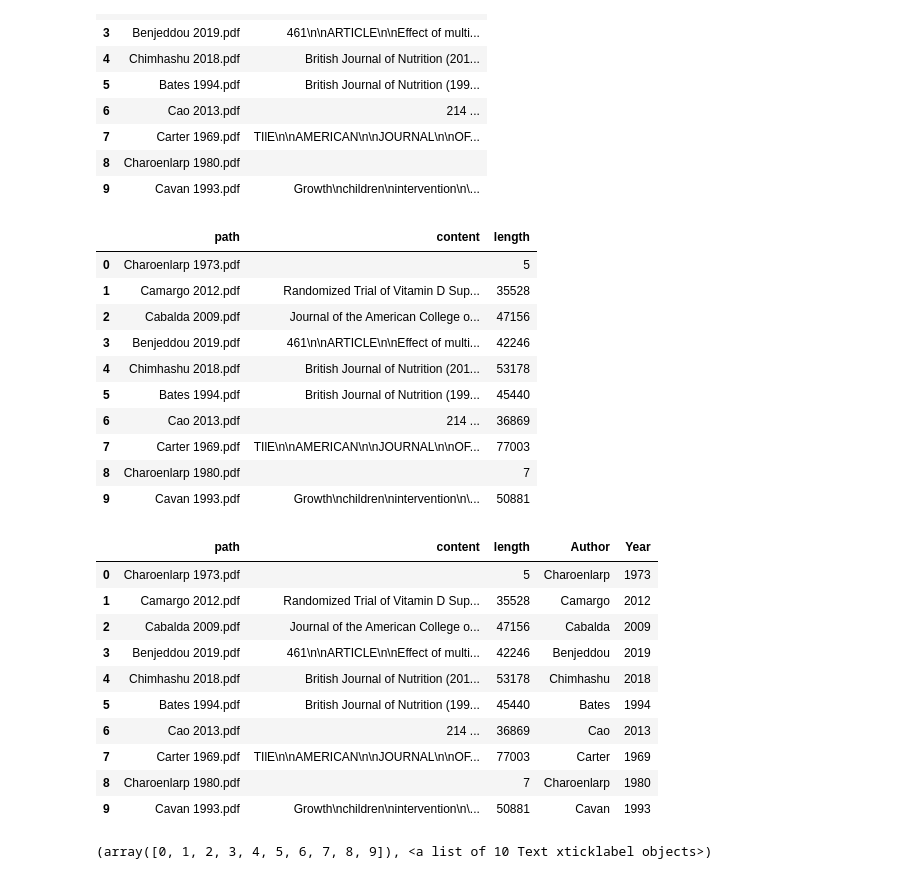
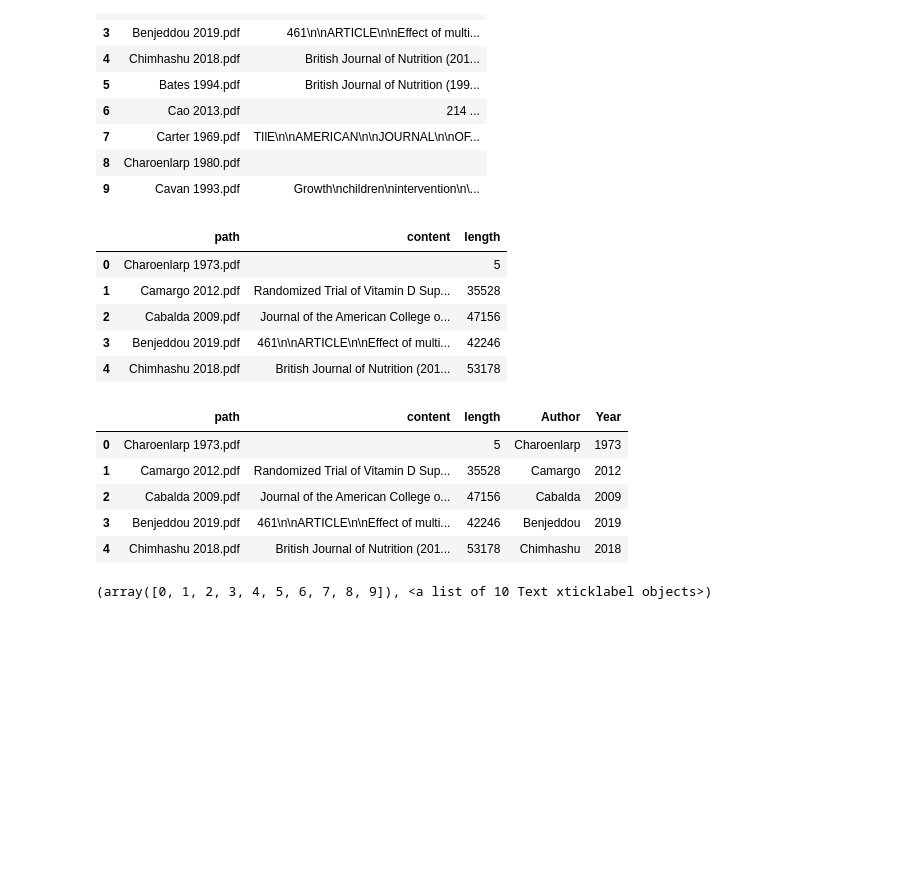
Before and after one commit to korsakowii/PdfDataExtraction, a Jupyter notebook: Pdf Data Extraction.ipynb, the cells around one changed output. Cells and saved outputs as stored; diff of their text form; code cells hidden in the pictures; blank space fills up the shorter version.

```diff
--- a/Pdf Data Extraction.ipynb
+++ b/Pdf Data Extraction.ipynb
@@ -96,7 +96,7 @@ df
 # %%
 # Number of words in a pdf
 df["length"] = df.content.apply(lambda x: len(x))
-df
+df.head()
 # %% [output]
 |  | path | content | length |
 | 0 | Charoenlarp 1973.pdf |  | 5 |
@@ -104,28 +104,18 @@ df
 | 2 | Cabalda 2009.pdf | Journal of the American College o... | 47156 |
 | 3 | Benjeddou 2019.pdf | 461\n\nARTICLE\n\nEffect of multi... | 42246 |
 | 4 | Chimhashu 2018.pdf | British Journal of Nutrition (201... | 53178 |
-| 5 | Bates 1994.pdf | British Journal of Nutrition (199... | 45440 |
-| 6 | Cao 2013.pdf | 214 ... | 36869 |
-| 7 | Carter 1969.pdf | TIlE\n\nAMERICAN\n\nJOURNAL\n\nOF... | 77003 |
-| 8 | Charoenlarp 1980.pdf |  | 7 |
-| 9 | Cavan 1993.pdf | Growth\nchildren\nintervention\n\... | 50881 |
 # %%
 new = df["path"].str.split(".", expand = True)[0].str.split(" ", expand = True)
 df['Author'] = new[0]
 df['Year'] = new[1]
-df
+df.head()
 # %% [output]
 |  | path | content | length | Author | Year |
 | 0 | Charoenlarp 1973.pdf |  | 5 | Charoenlarp | 1973 |
 | 1 | Camargo 2012.pdf | Randomized Trial of Vitamin D Sup... | 35528 | Camargo | 2012 |
 | 2 | Cabalda 2009.pdf | Journal of the American College o... | 47156 | Cabalda | 2009 |
 | 3 | Benjeddou 2019.pdf | 461\n\nARTICLE\n\nEffect of multi... | 42246 | Benjeddou | 2019 |
 | 4 | Chimhashu 2018.pdf | British Journal of Nutrition (201... | 53178 | Chimhashu | 2018 |
-| 5 | Bates 1994.pdf | British Journal of Nutrition (199... | 45440 | Bates | 1994 |
-| 6 | Cao 2013.pdf | 214 ... | 36869 | Cao | 2013 |
-| 7 | Carter 1969.pdf | TIlE\n\nAMERICAN\n\nJOURNAL\n\nOF... | 77003 | Carter | 1969 |
-| 8 | Charoenlarp 1980.pdf |  | 7 | Charoenlarp | 1980 |
-| 9 | Cavan 1993.pdf | Growth\nchildren\nintervention\n\... | 50881 | Cavan | 1993 |
 # %%
 # words visualization
 %matplotlib inline
```
Also changed, not shown: parts of 4 cells of this notebook.
